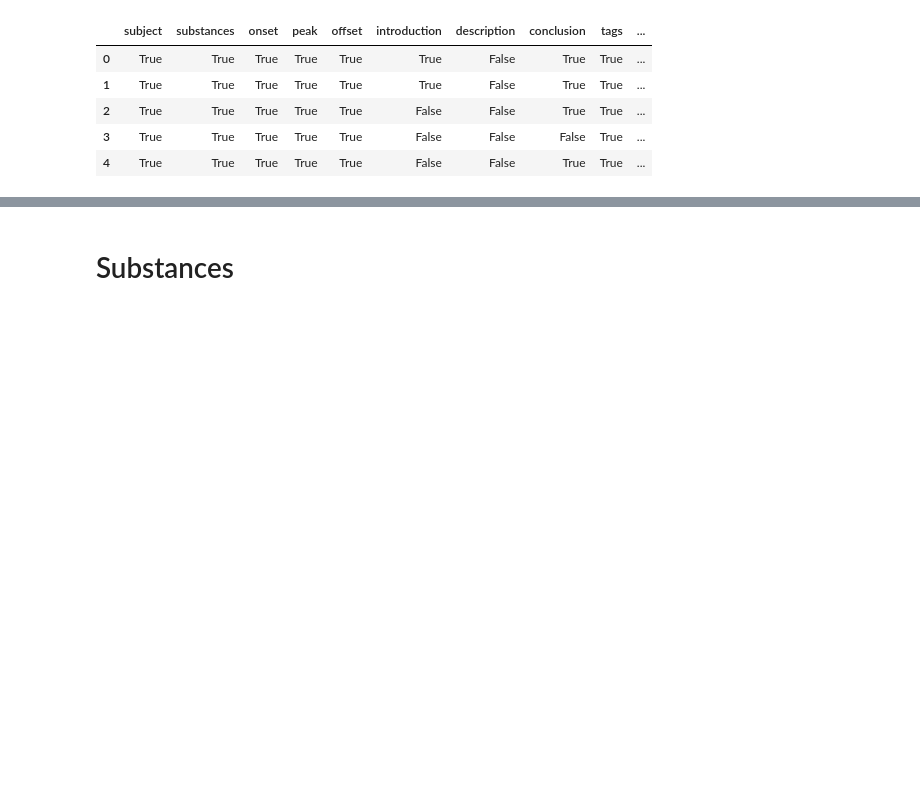
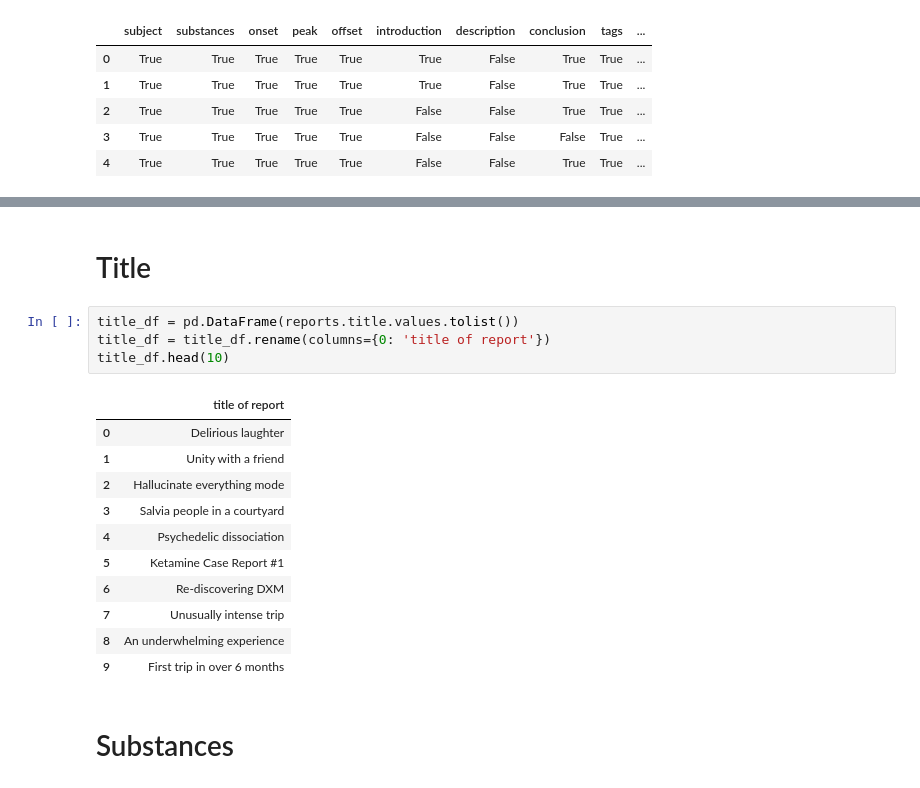
Before and after one commit to EthanIrby8/DrugFX, a Jupyter notebook: subjective_effects_db/reports_json_preprocessing.ipynb, the cells around one changed output, grey strips where cells are left out. Drawn from its saved outputs; the diff is of its cells as text; blank space fills up the shorter version.

```diff
--- a/subjective_effects_db/reports_json_preprocessing.ipynb
+++ b/subjective_effects_db/reports_json_preprocessing.ipynb
@@ -59,3 +63,21 @@ pd.DataFrame(reports['related_effects'].values.tolist()).T.head()
+# %% [markdown]
+# Title
+# %%
+title_df = pd.DataFrame(reports.title.values.tolist())
+title_df = title_df.rename(columns={0: 'title of report'})
+title_df.head(10)
+# %% [output]
+|  | title of report |
+| 0 | Delirious laughter |
+| 1 | Unity with a friend |
+| 2 | Hallucinate everything mode |
+| 3 | Salvia people in a courtyard |
+| 4 | Psychedelic dissociation |
+| 5 | Ketamine Case Report #1 |
+| 6 | Re-discovering DXM |
+| 7 | Unusually intense trip |
+| 8 | An underwhelming experience |
+| 9 | First trip in over 6 months |
 # %% [markdown]
 # Substances
 # %%
```
Also changed, not shown: parts of 7 cells of this notebook, 1 other file.
